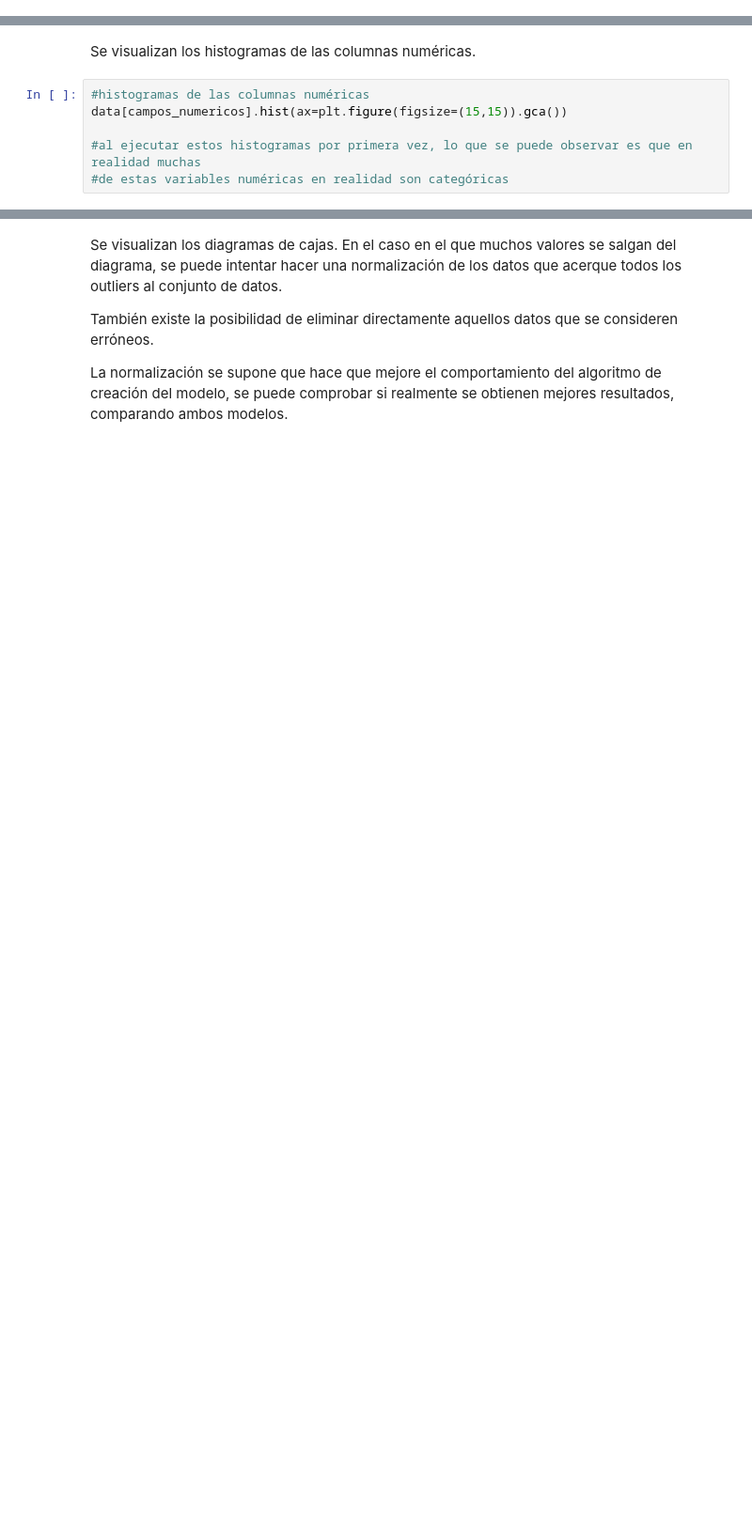
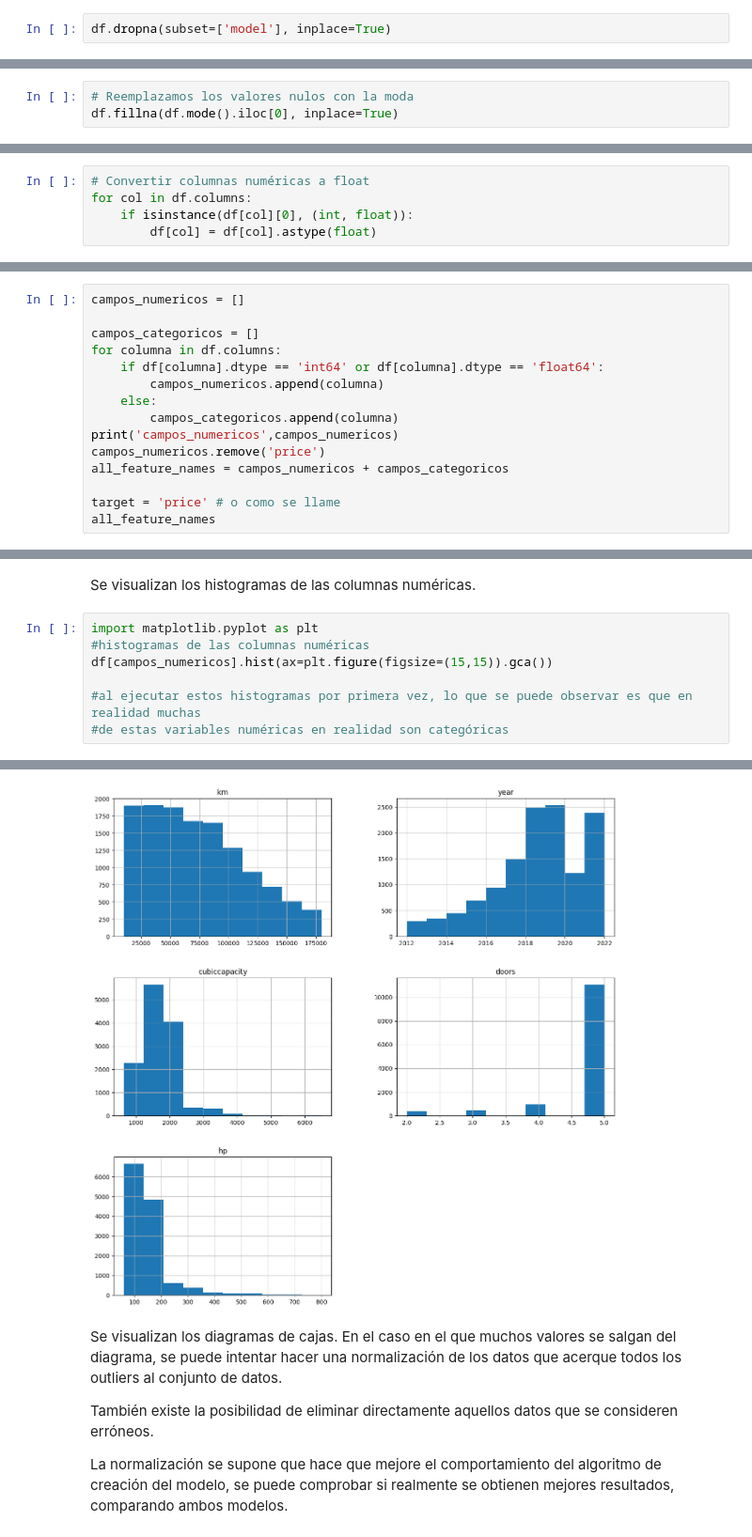
Before and after one commit to MattJCR/An-lisis_coches_net, a Jupyter notebook: Análisis_coches_net.ipynb, the cells around one changed output, grey strips where cells are left out. Shown at 94% size. Saved outputs shown, nothing was run; the diff lists cells and outputs as text; blank space fills up the shorter version.

```diff
--- a/Análisis_coches_net.ipynb
+++ b/Análisis_coches_net.ipynb
@@ -99,0 +277,2 @@ data.reset_index(drop=True, inplace=True)
+# %%
+df.dropna(subset=['model'], inplace=True)
@@ -99,0 +284,3 @@ data.reset_index(drop=True, inplace=True)
+# %%
+# Reemplazamos los valores nulos con la moda
+df.fillna(df.mode().iloc[0], inplace=True)
@@ -100,2 +324,7 @@ data.reset_index(drop=True, inplace=True)
 # %% [markdown]
 # 3. Normalización de los datos
+# %%
+# Convertir columnas numéricas a float
+for col in df.columns:
+    if isinstance(df[col][0], (int, float)):
+        df[col] = df[col].astype(float)
@@ -111,0 +357,15 @@ target = 'price' # o como se llame
+# %%
+campos_numericos = []
+
+campos_categoricos = []
+for columna in df.columns:
+    if df[columna].dtype == 'int64' or df[columna].dtype == 'float64':
+        campos_numericos.append(columna)
+    else:
+        campos_categoricos.append(columna)
+print('campos_numericos',campos_numericos)
+campos_numericos.remove('price')
+all_feature_names = campos_numericos + campos_categoricos
+
+target = 'price' # o como se llame
+all_feature_names
@@ -112,8 +387,10 @@ target = 'price' # o como se llame
 # %% [markdown]
 Se visualizan los histogramas de las columnas numéricas.
 # %%
+import matplotlib.pyplot as plt
 #histogramas de las columnas numéricas
-data[campos_numericos].hist(ax=plt.figure(figsize=(15,15)).gca())
+df[campos_numericos].hist(ax=plt.figure(figsize=(15,15)).gca())
 
 #al ejecutar estos histogramas por primera vez, lo que se puede observar es que en realidad muchas
 #de estas variables numéricas en realidad son categóricas
+# %% [output]
@@ -120,3 +401,4 @@ data[campos_numericos].hist(ax=plt.figure(figsize=(15,15)).gca())
+[figure, added]
 # %% [markdown]
 Se visualizan los diagramas de cajas. En el caso en el que muchos valores se salgan del diagrama, se puede intentar hacer una normalización de los datos que acerque todos los outliers al conjunto de datos.
 
```
Also changed, not shown: parts of 94 cells of this notebook.
